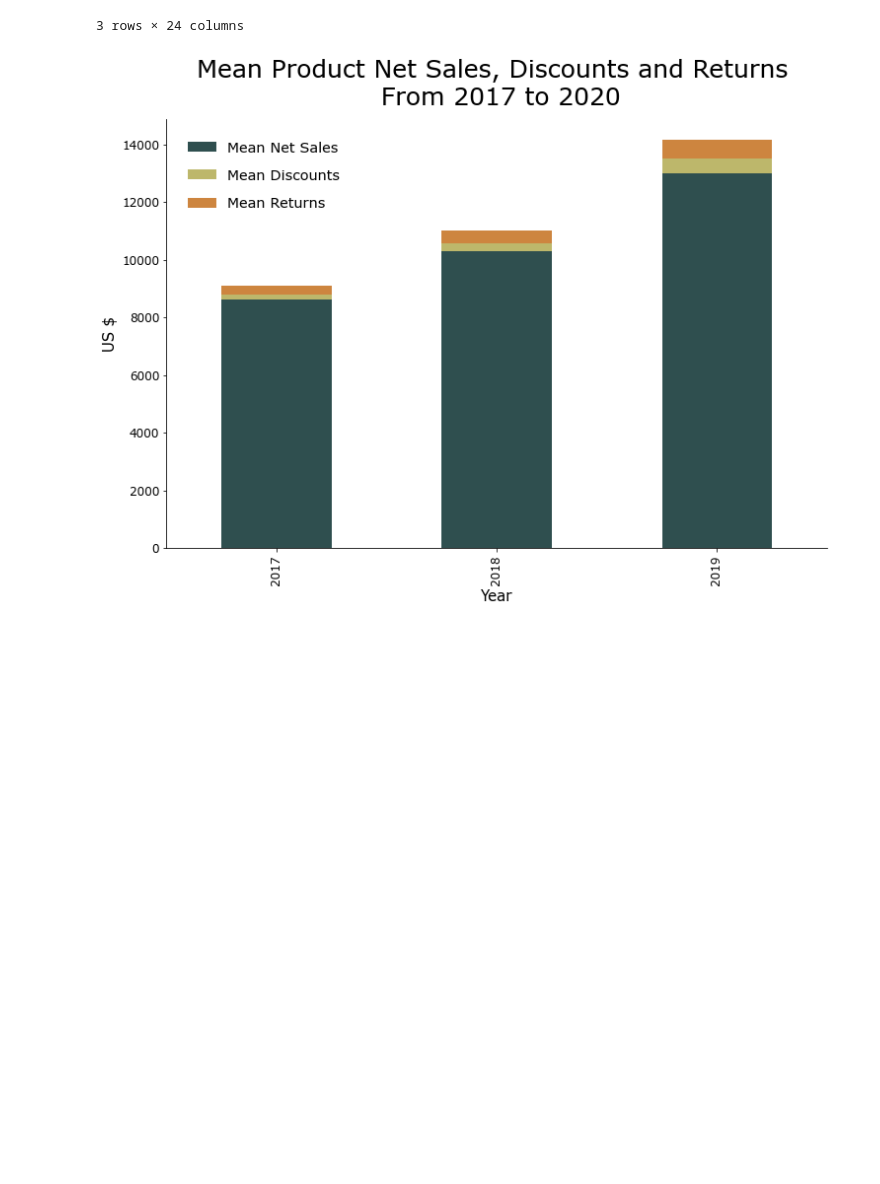
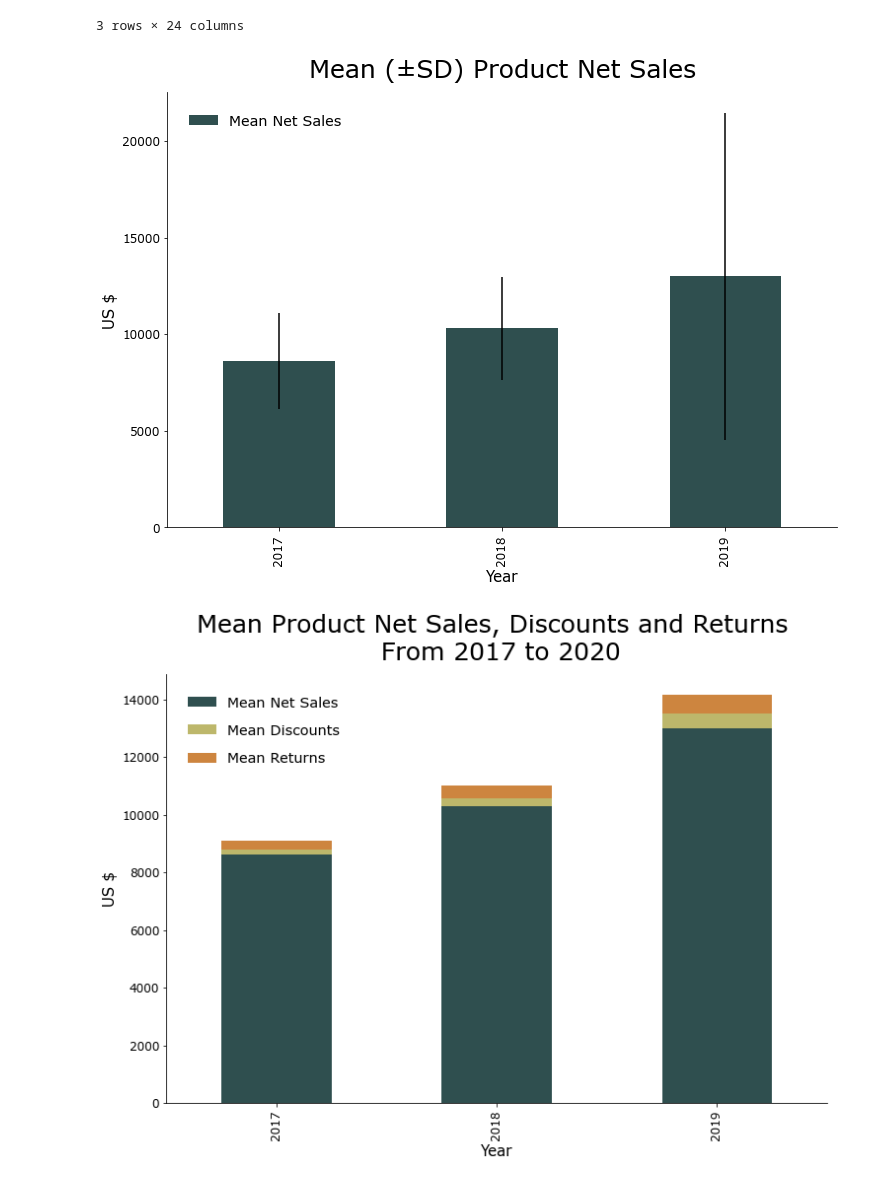
Before and after one commit to tuebolo/online_business_sales, a Jupyter notebook: analysis.ipynb, the cells around one changed output. Cells and saved outputs as stored; diff of their text form; code cells hidden in the pictures; blank space fills up the shorter version.

Commit message:
create bar graph with mean and standard deviation of total net sales per year.

```diff
--- a/analysis.ipynb
+++ b/analysis.ipynb
@@ -279,6 +279,33 @@ total_sales3
 | 2018 | 10297.0 | 2686.0 | 7060.0 | 14936.0 | 95.0 | 31.0 | 64 | 164 | 9443.0 | 2448.0 | ... |
 | 2019 | 12992.0 | 8449.0 | 7318.0 | 33306.0 | 127.0 | 86.0 | 63 | 342 | 11980.0 | 7647.0 | ... |
 3 rows × 24 columns
+# %%
+# get only the mean and standard deviation columns for total net sales
+# collapse hierachical dataframe
+df6 = total_sales3.copy()
+df6.columns = ['_'.join(col).strip() for col in df6.columns.values]
+
+# Remove everything but net sales mean and net sales standard deviation
+df6 = df6[['Total Sales_mean','Total Sales_std']]
+
+# make product type into a data column instead of an index
+df6.reset_index(inplace=True)
+
+# plot standard deviation and mean of total net sales for each product
+df6.plot.bar(x='Year', y='Total Sales_mean', yerr='Total Sales_std')
+plt.grid(False)
+# plt.ylim(0,1100)
+error_kw=dict(lw=5, capsize=5, capthick=3)
+
+# labels
+plt.title('Mean (\u00B1SD) Product Net Sales')
+plt.xlabel('Year')
+plt.ylabel('US $')
+
+# legend
+plt.legend(['Mean Net Sales'], loc = 'upper left');
+# %% [output]
+[figure, added]
 # %%
 # get only the mean columns
 df5 = total_sales3.iloc[:, total_sales3.columns.get_level_values(1)=='mean'].copy(deep=True)
```
Also changed, not shown: parts of 1 cell of this notebook.
